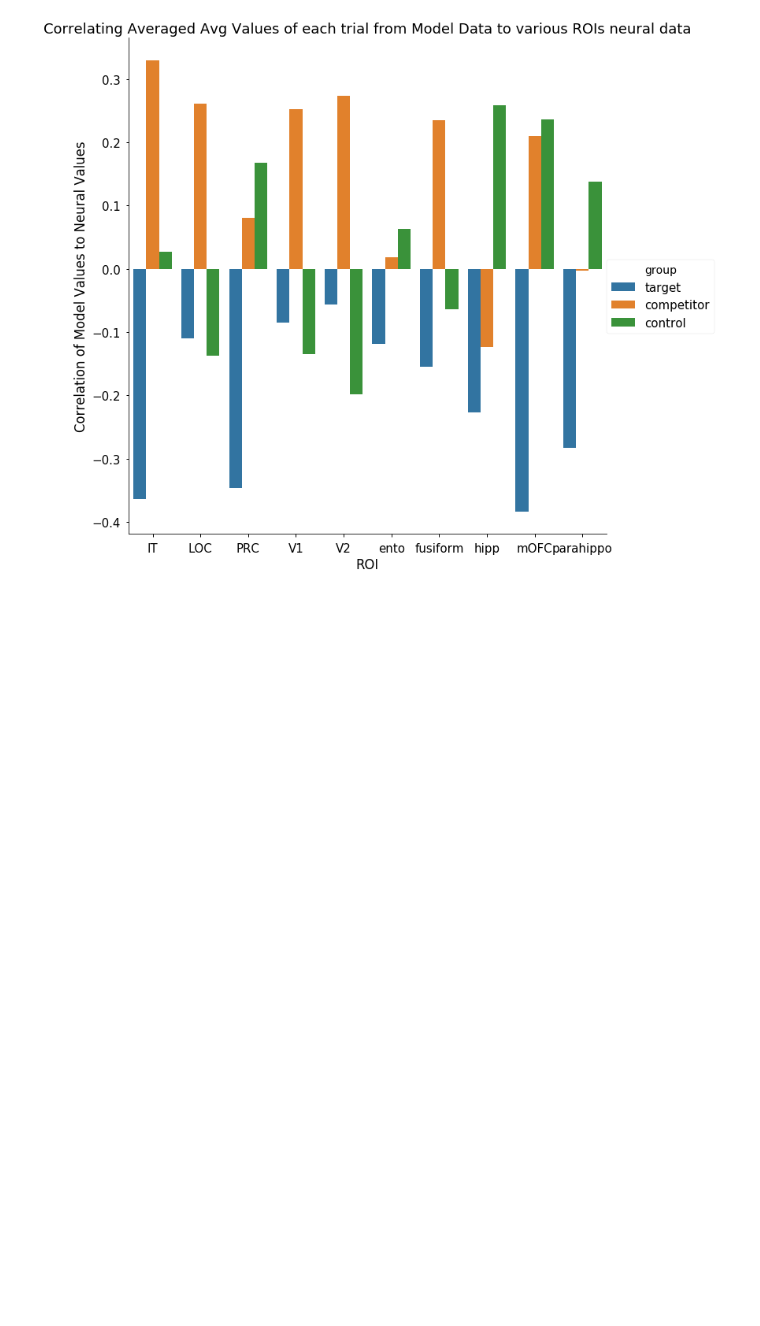
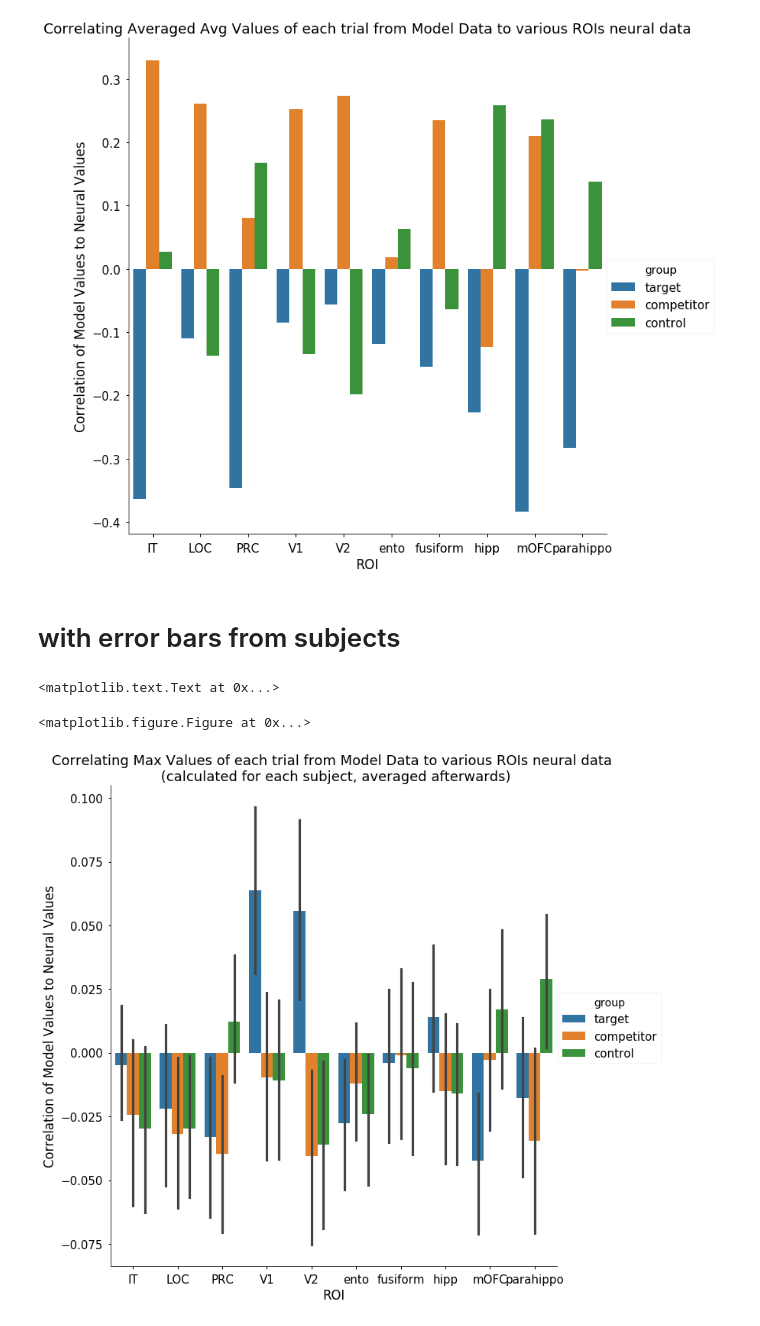
Before and after one commit to judithfan/sketchfeat, a Jupyter notebook: Sketch+Neural Progression Analysis.ipynb, the cells around one changed output. Cells and saved outputs as stored; diff of their text form; code cells hidden in the pictures; blank space fills up the shorter version.

```diff
--- a/Sketch+Neural Progression Analysis.ipynb
+++ b/Sketch+Neural Progression Analysis.ipynb
@@ -329,3 +324,5 @@ plt.title('Correlating Averaged Avg Values of each trial from Model Data to vari
 <matplotlib.text.Text at 0x...>
 <matplotlib.figure.Figure at 0x...>
 [figure]
+# %% [markdown]
+# with error bars from subjects
@@ -331,0 +393,46 @@ plt.title('Correlating Averaged Avg Values of each trial from Model Data to vari
+# %%
+df_n = pd.DataFrame(data_neural, columns=('source', 'subj', 'trial',
+                                          'max_target', 'max_competitor', 'max_control',
+                                          'avg_target','avg_competitor', 'avg_control'))
+
+df_m = pd.DataFrame(data_model, columns=('source', 'subj', 'trial',
+                                          'max_target', 'max_competitor', 'max_control',
+                                          'avg_target','avg_competitor', 'avg_control'))
+
+
+
+
+partial_nm = pd.concat([df_n, df_m]).reset_index()
+# %%
+roi_corr = []
+for roi in rois:
+
+    src = 'neural_' + roi;
+
+    for subj in subjects:
+        partial_n_i = partial_nm[(partial_nm['source'] == src) &
+                                (partial_nm['subj'] == subj)];
+        partial_m = partial_nm[(partial_nm['source'] == 'model') &
+                              (partial_nm['subj'] == subj)]
+        for measure in ['max','avg']:
+
+
+            for group in ['target', 'competitor', 'control']:
+                corr = (np.corrcoef(partial_n_i[measure + '_' + group],
+                                    partial_m[measure + '_' + group]))[0, 1]
+
+                roi_corr.append([roi, subj, measure, group, corr])
+
+df_corr = pd.DataFrame(roi_corr, columns=('roi_corr', 'subj', 'measure', 'group', 'corr'))
+# %%
+figure = plt.figure(figsize = (10, 5))
+
+sns.factorplot(data = df_corr[df_corr['measure'] == 'max'], x = 'roi_corr', y = 'corr',
+              hue = 'group', kind = 'bar', size = 10, ci = 68.2)
+plt.xlabel('ROI')
+plt.ylabel('Correlation of Model Values to Neural Values')
+plt.title('Correlating Max Values of each trial from Model Data to various ROIs neural data \n (calculated for each subject, averaged afterwards)')
+# %% [output]
+<matplotlib.text.Text at 0x...>
+<matplotlib.figure.Figure at 0x...>
+[figure, added]
```
Also changed, not shown: parts of 7 cells of this notebook.
